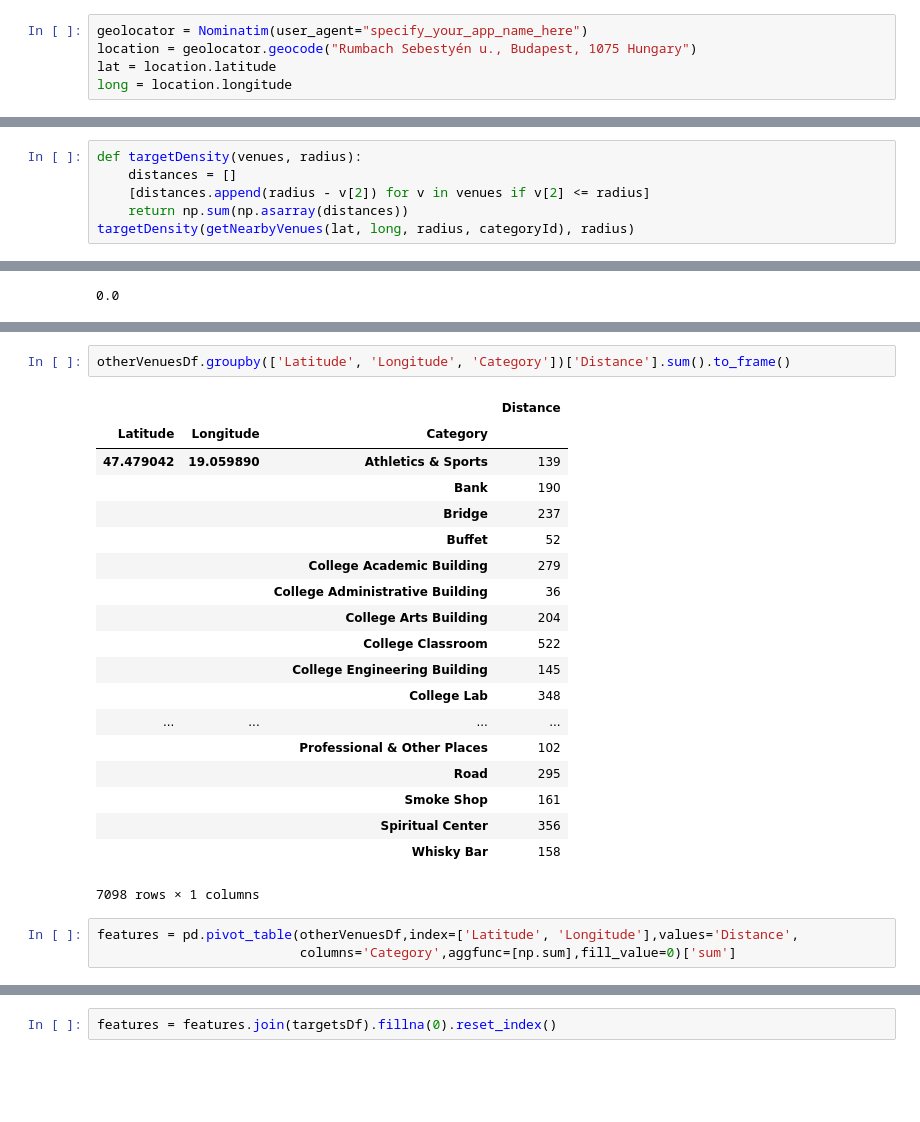
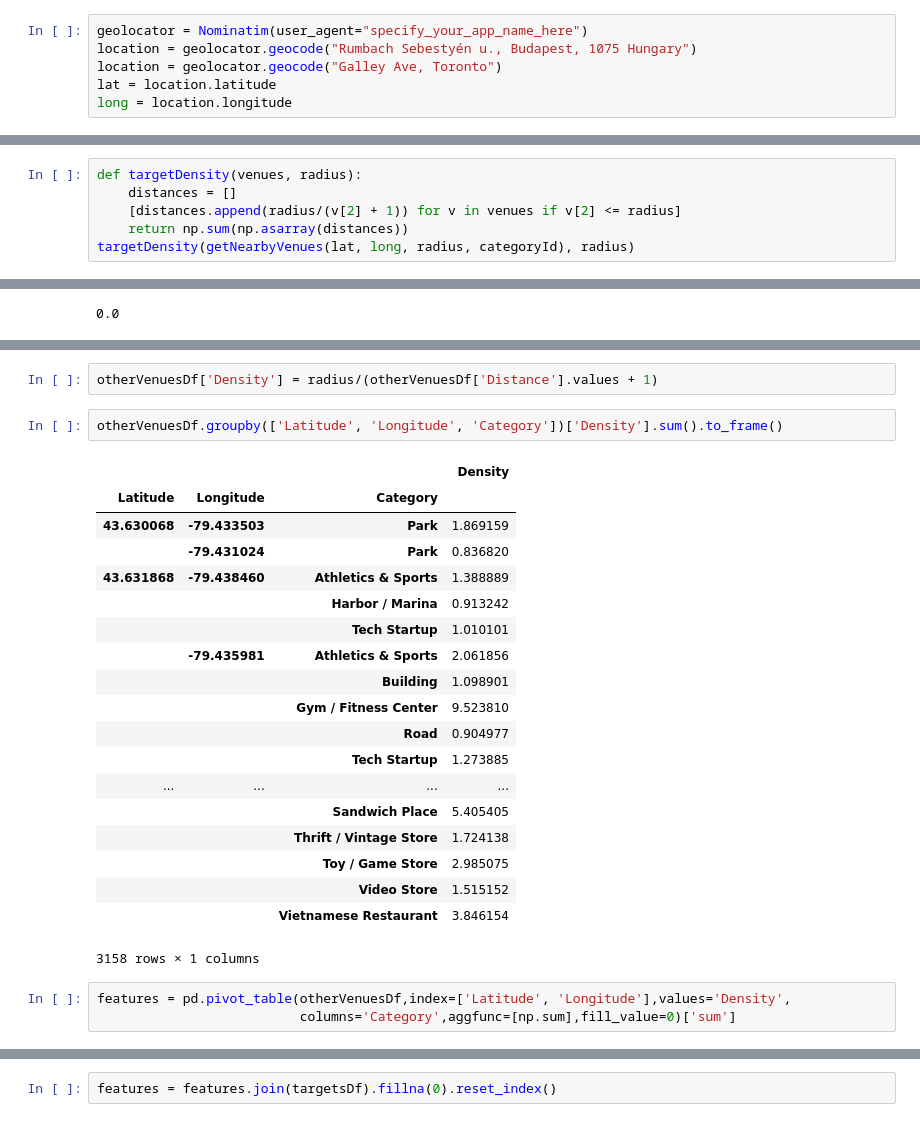
Before and after one commit to MattCommon/coursera-ibm-applied-data-science, a Jupyter notebook: Capstone Project.ipynb, the cells around one changed output, grey strips where cells are left out. Drawn from its saved outputs; the diff is of its cells as text; blank space fills up the shorter version.

```diff
--- a/Capstone Project.ipynb
+++ b/Capstone Project.ipynb
@@ -21,6 +21,7 @@ Get longitude and latitude of location
 # %%
 geolocator = Nominatim(user_agent="specify_your_app_name_here")
 location = geolocator.geocode("Rumbach Sebestyén u., Budapest, 1075 Hungary")
+location = geolocator.geocode("Galley Ave, Toronto")
 lat = location.latitude
 long = location.longitude
 # %% [markdown]
@@ -133,7 +122,7 @@ So for each venue we subtract the distance from the radius so that a venue in th
 # %%
 def targetDensity(venues, radius):
     distances = []
-    [distances.append(radius - v[2]) for v in venues if v[2] <= radius]
+    [distances.append(radius/(v[2] + 1)) for v in venues if v[2] <= radius]
     return np.sum(np.asarray(distances))
 targetDensity(getNearbyVenues(lat, long, radius, categoryId), radius)
 # %% [output]
@@ -284,27 +299,29 @@ otherVenuesDf
+# %%
+otherVenuesDf['Density'] = radius/(otherVenuesDf['Distance'].values + 1)
 # %%
-otherVenuesDf.groupby(['Latitude', 'Longitude', 'Category'])['Distance'].sum().to_frame()
+otherVenuesDf.groupby(['Latitude', 'Longitude', 'Category'])['Density'].sum().to_frame()
 # %% [output]
-|  |  |  | Distance |
+|  |  |  | Density |
 | Latitude | Longitude | Category |  |
-| 47.479042 | 19.059890 | Athletics & Sports | 139 |
-|  |  | Bank | 190 |
-|  |  | Bridge | 237 |
-|  |  | Buffet | 52 |
-|  |  | College Academic Building | 279 |
-|  |  | College Administrative Building | 36 |
-|  |  | College Arts Building | 204 |
-|  |  | College Classroom | 522 |
-|  |  | College Engineering Building | 145 |
-|  |  | College Lab | 348 |
+| 43.630068 | -79.433503 | Park | 1.869159 |
+|  | -79.431024 | Park | 0.836820 |
+| 43.631868 | -79.438460 | Athletics & Sports | 1.388889 |
+|  |  | Harbor / Marina | 0.913242 |
+|  |  | Tech Startup | 1.010101 |
+|  | -79.435981 | Athletics & Sports | 2.061856 |
+|  |  | Building | 1.098901 |
+|  |  | Gym / Fitness Center | 9.523810 |
+|  |  | Road | 0.904977 |
+|  |  | Tech Startup | 1.273885 |
 | ... | ... | ... | ... |
-|  |  | Professional & Other Places | 102 |
-|  |  | Road | 295 |
-|  |  | Smoke Shop | 161 |
-|  |  | Spiritual Center | 356 |
-|  |  | Whisky Bar | 158 |
+|  |  | Sandwich Place | 5.405405 |
+|  |  | Thrift / Vintage Store | 1.724138 |
+|  |  | Toy / Game Store | 2.985075 |
+|  |  | Video Store | 1.515152 |
+|  |  | Vietnamese Restaurant | 3.846154 |
-7098 rows × 1 columns
+3158 rows × 1 columns
 # %%
-features = pd.pivot_table(otherVenuesDf,index=['Latitude', 'Longitude'],values='Distance',
+features = pd.pivot_table(otherVenuesDf,index=['Latitude', 'Longitude'],values='Density',
                           columns='Category',aggfunc=[np.sum],fill_value=0)['sum']
 # %%
 features.info()
```
Also changed, not shown: parts of 52 cells of this notebook.
